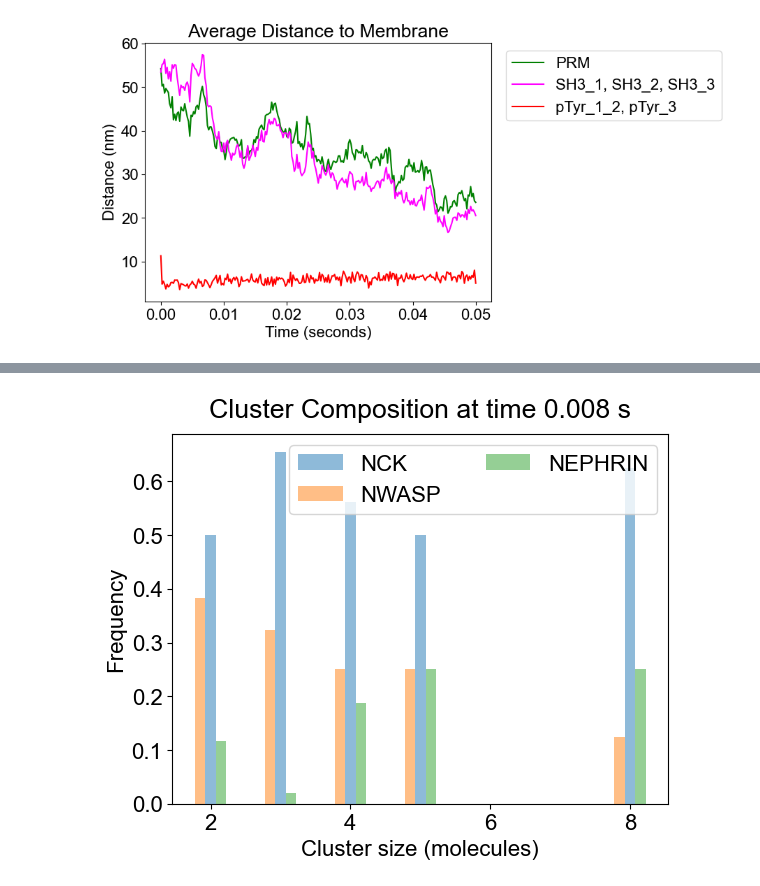
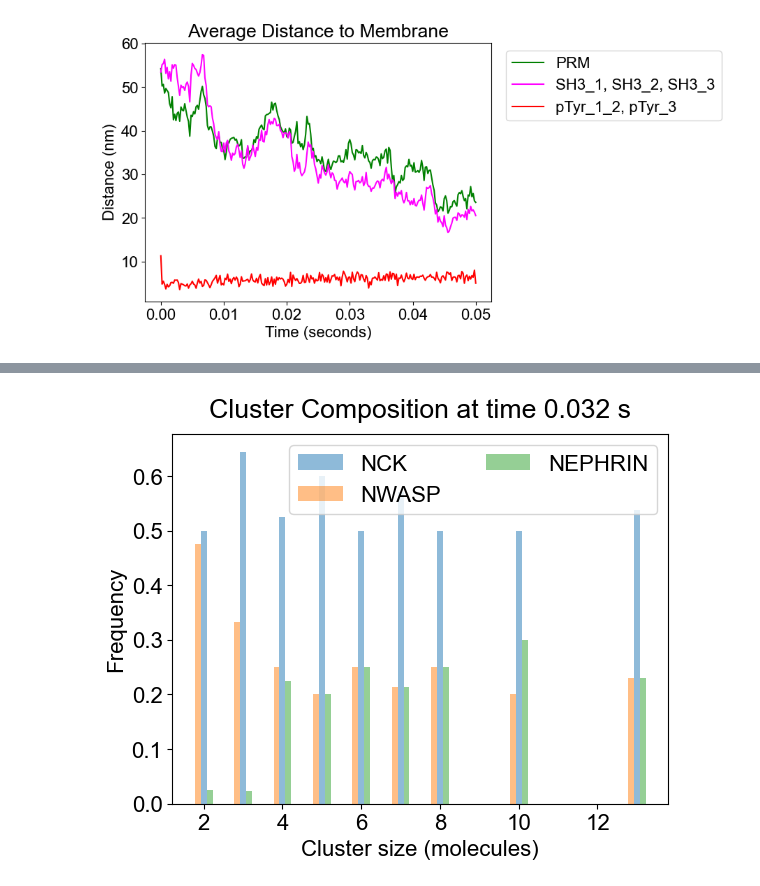
Before and after one commit to MolClustPy/SpringSaLaD-Python-Viz, a Jupyter notebook: demo.ipynb, the cells around one changed output, grey strips where cells are left out. Cells and saved outputs as stored; diff of their text form; code cells hidden in the pictures.

```diff
--- a/demo.ipynb
+++ b/demo.ipynb
@@ -153,4 +153,4 @@ Histogram.plot(search_directory, [1,5,10], 0.048)
 # %%
-Cluster_comp.plot(search_directory, 0.008)
+Cluster_comp.plot(search_directory, 0.03)
 # %% [output]
-[figure, old version]
+[figure, new version]
```
Also changed, not shown: parts of 3 cells of this notebook, 10 other files.
